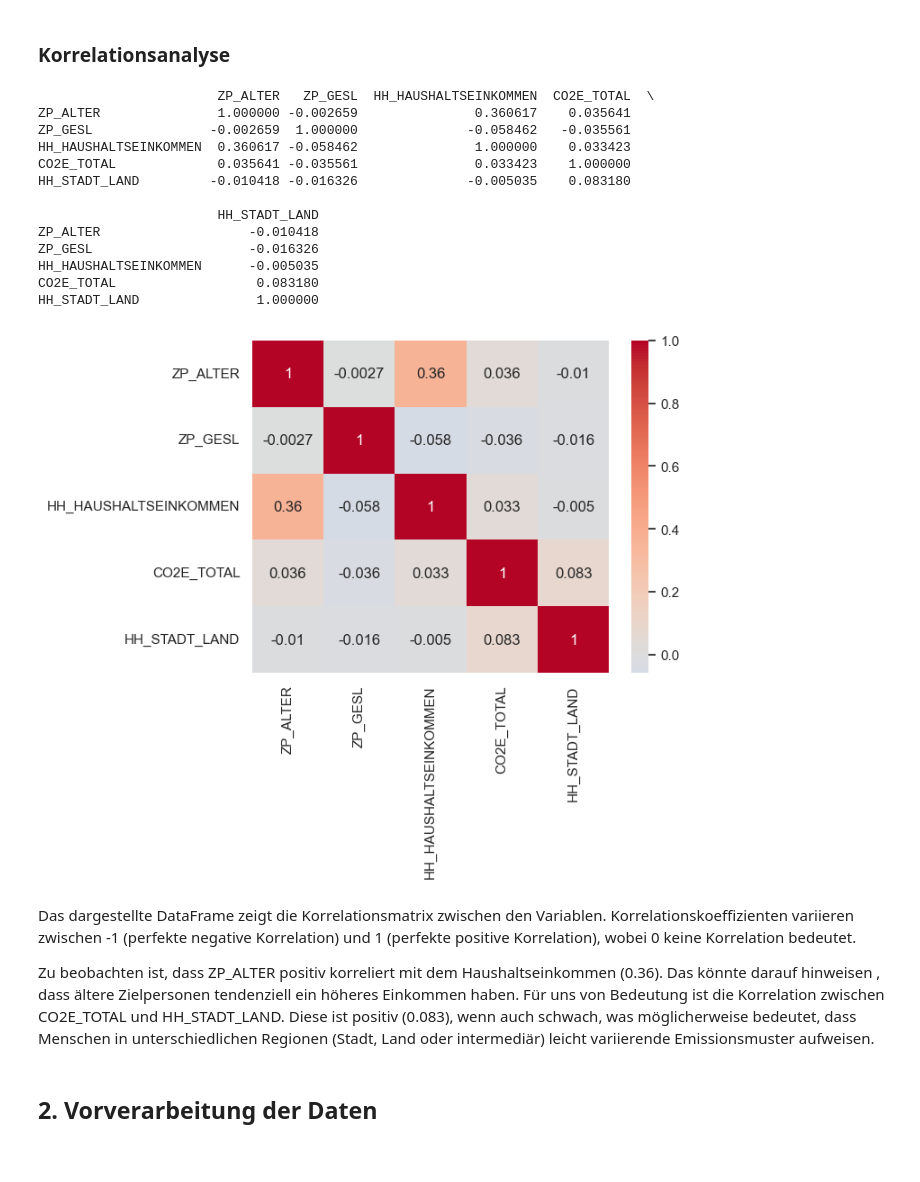
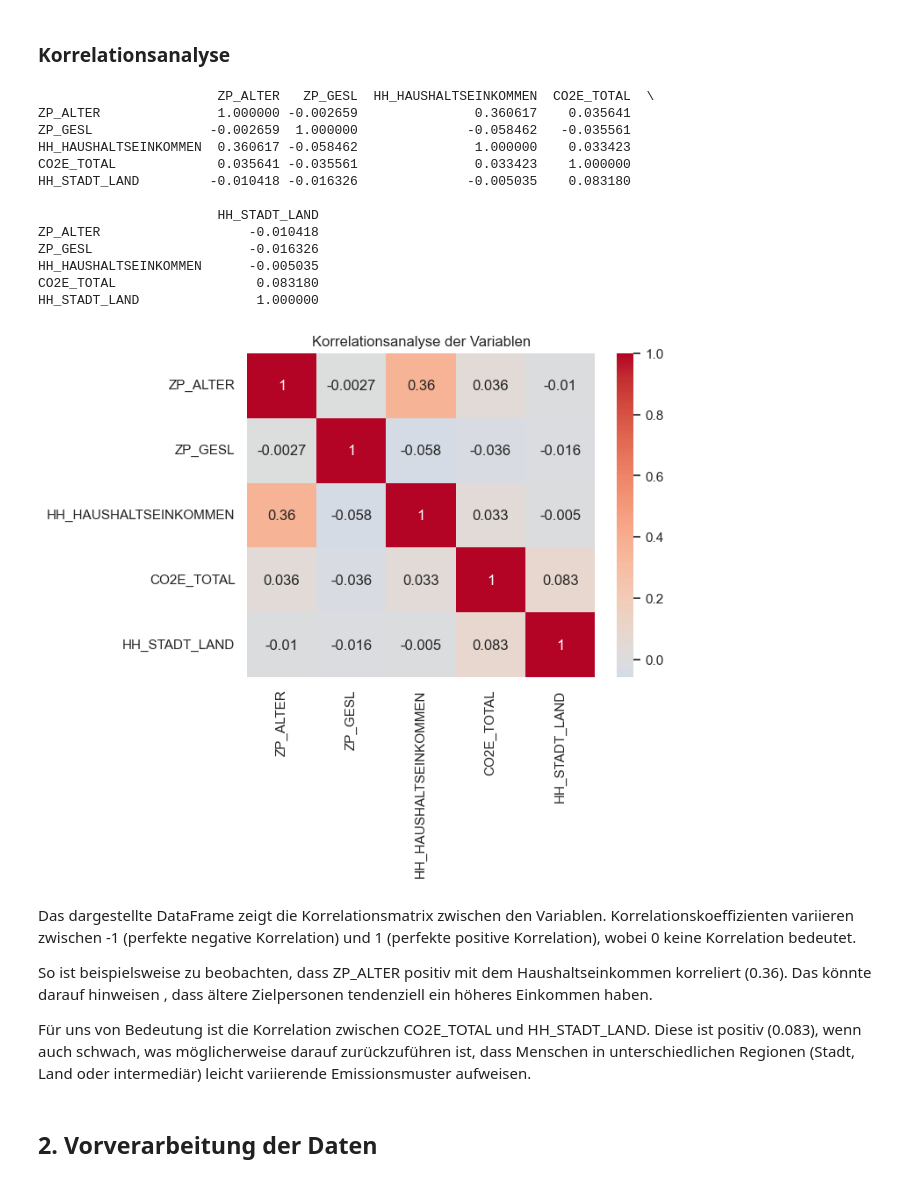
Before and after one commit to LeonidWouters/ANM, a Jupyter notebook: Modell_Stadt-Land-Intermediaer.ipynb, the cells around one changed output. Drawn from its saved outputs; the diff is of its cells as text; code cells hidden in the pictures.

```diff
--- a/Modell_Stadt-Land-Intermediaer.ipynb
+++ b/Modell_Stadt-Land-Intermediaer.ipynb
@@ -83,29 +83,33 @@ wege['HH_STADT_LAND'] = wege['HH_STADT_LAND'].map({
 # %%
 # Korrelation überprüfen
 correlation_matrix = wege[['ZP_ALTER', 'ZP_GESL', 'HH_HAUSHALTSEINKOMMEN', 'CO2E_TOTAL', 'HH_STADT_LAND']].corr()
 print(correlation_matrix)
+
+# Heatmap erstellen und Titel hinzufügen
 sns.heatmap(correlation_matrix, annot=True, cmap='coolwarm', center=0)
+plt.title('Korrelationsanalyse der Variablen')
 plt.show()
 # %% [output]
                        ZP_ALTER   ZP_GESL  HH_HAUSHALTSEINKOMMEN  CO2E_TOTAL  \
 ZP_ALTER               1.000000 -0.002659               0.360617    0.035641
 ZP_GESL               -0.002659  1.000000              -0.058462   -0.035561
 HH_HAUSHALTSEINKOMMEN  0.360617 -0.058462               1.000000    0.033423
 CO2E_TOTAL             0.035641 -0.035561               0.033423    1.000000
 HH_STADT_LAND         -0.010418 -0.016326              -0.005035    0.083180
 
                        HH_STADT_LAND
 ZP_ALTER                   -0.010418
 ZP_GESL                    -0.016326
 HH_HAUSHALTSEINKOMMEN      -0.005035
 CO2E_TOTAL                  0.083180
 HH_STADT_LAND               1.000000
-[figure, old version]
+[figure, new version]
 # %% [markdown]
 Das dargestellte DataFrame zeigt die Korrelationsmatrix zwischen den Variablen. Korrelationskoeffizienten variieren zwischen -1 (perfekte negative Korrelation) und 1 (perfekte positive Korrelation), wobei 0 keine Korrelation bedeutet.
 
-Zu beobachten ist, dass ZP_ALTER positiv korreliert mit dem Haushaltseinkommen (0.36). Das könnte darauf hinweisen , dass ältere Zielpersonen tendenziell ein höheres Einkommen haben.
-Für uns von Bedeutung ist die Korrelation zwischen CO2E_TOTAL und HH_STADT_LAND. Diese ist positiv (0.083), wenn auch schwach, was möglicherweise bedeutet, dass Menschen in unterschiedlichen Regionen (Stadt, Land oder intermediär) leicht variierende Emissionsmuster aufweisen.
+So ist beispielsweise zu beobachten, dass ZP_ALTER positiv mit dem Haushaltseinkommen korreliert (0.36). Das könnte darauf hinweisen , dass ältere Zielpersonen tendenziell ein höheres Einkommen haben.
+
+Für uns von Bedeutung ist die Korrelation zwischen CO2E_TOTAL und HH_STADT_LAND. Diese ist positiv (0.083), wenn auch schwach, was möglicherweise darauf zurückzuführen ist, dass Menschen in unterschiedlichen Regionen (Stadt, Land oder intermediär) leicht variierende Emissionsmuster aufweisen.
 # %% [markdown]
 ## 2. Vorverarbeitung der Daten
 # %% [markdown]
```
Also changed, not shown: parts of 34 cells of this notebook.
